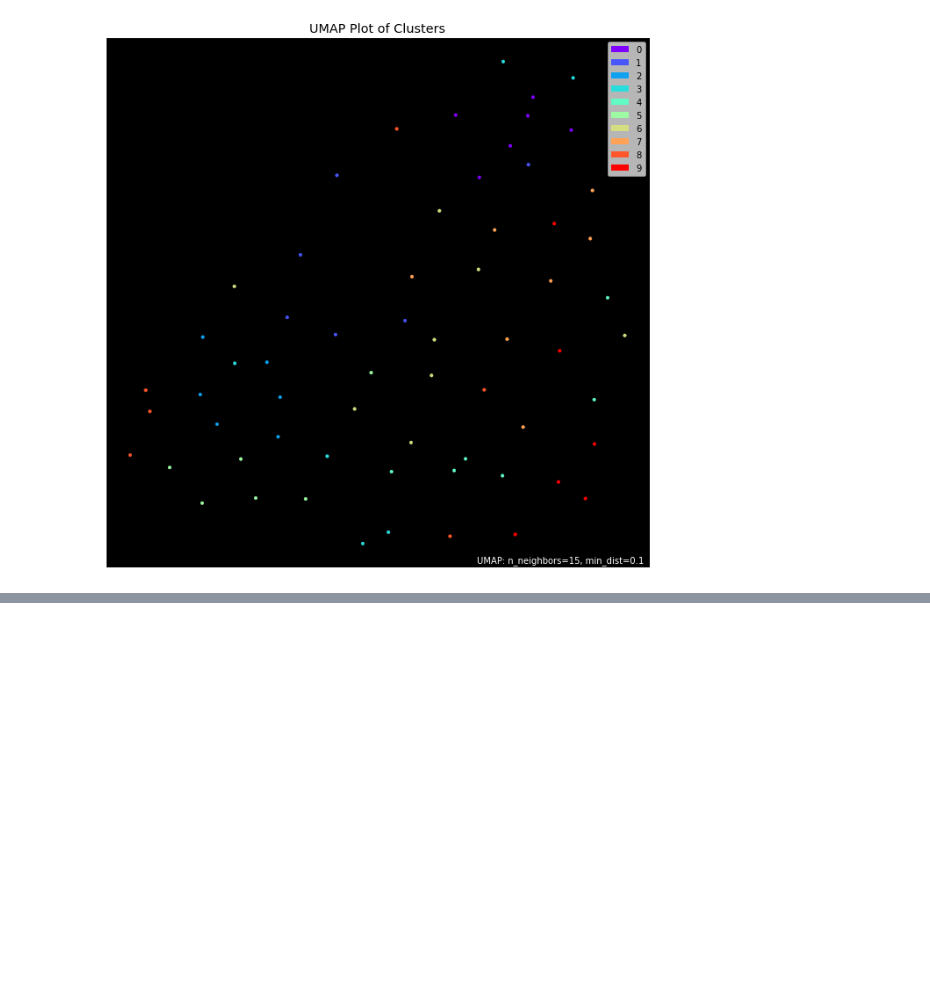
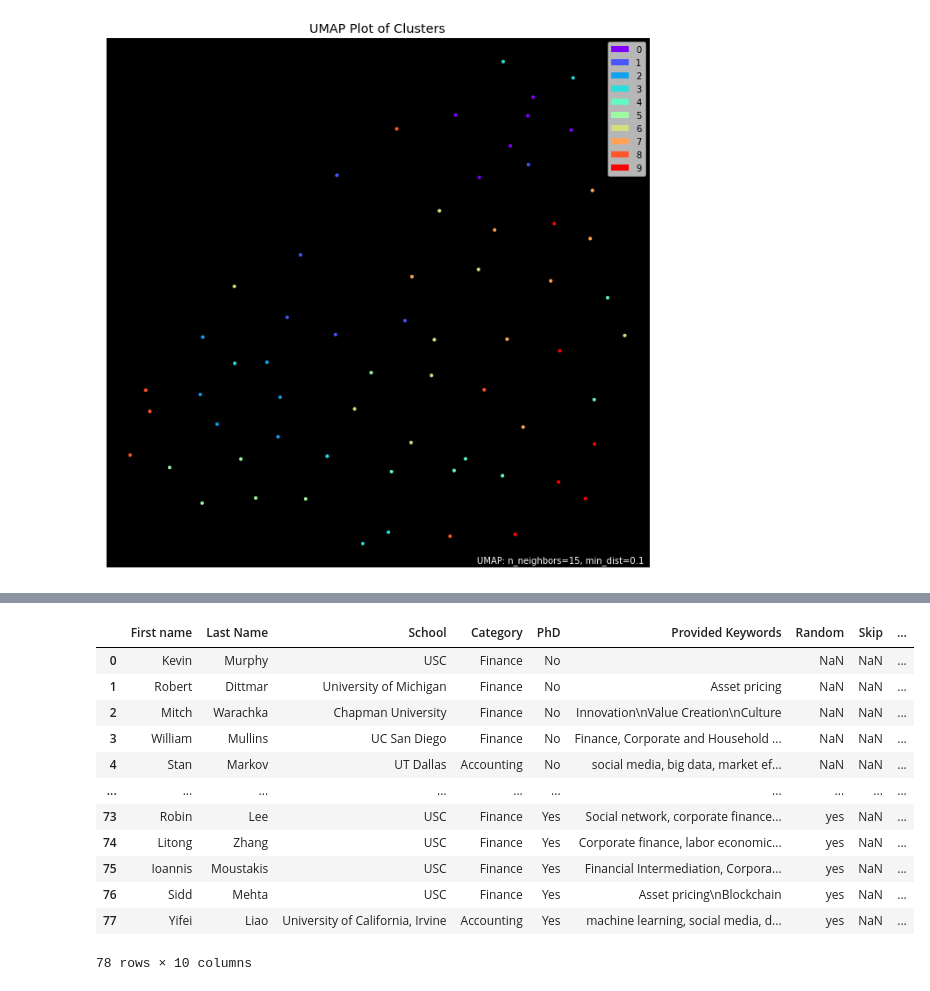
Before and after one commit to alekseyvalouev/usc-dinner-clustering, a Jupyter notebook: clustering.ipynb, the cells around one changed output, grey strips where cells are left out. Cells and saved outputs as stored; diff of their text form; code cells hidden in the pictures; blank space fills up the shorter version.

```diff
--- a/clustering.ipynb
+++ b/clustering.ipynb
@@ -395,0 +434,20 @@ random_assigned.s
+# %%
+data_final = pd.concat([data_final, random_assigned])
+# %%
+data_final = data_final.reset_index(drop=True)
+# %%
+data_final
+# %% [output]
+|  | First name | Last Name | School | Category | PhD | Provided Keywords | Random | Skip | ... |
+| 0 | Kevin | Murphy | USC | Finance | No |  | NaN | NaN | ... |
+| 1 | Robert | Dittmar | University of Michigan | Finance | No | Asset pricing | NaN | NaN | ... |
+| 2 | Mitch | Warachka | Chapman University | Finance | No | Innovation\nValue Creation\nCulture | NaN | NaN | ... |
+| 3 | William | Mullins | UC San Diego | Finance | No | Finance, Corporate and Household ... | NaN | NaN | ... |
+| 4 | Stan | Markov | UT Dallas | Accounting | No | social media, big data, market ef... | NaN | NaN | ... |
+| ... | ... | ... | ... | ... | ... | ... | ... | ... | ... |
+| 73 | Robin | Lee | USC | Finance | Yes | Social network, corporate finance... | yes | NaN | ... |
+| 74 | Litong | Zhang | USC | Finance | Yes | Corporate finance, labor economic... | yes | NaN | ... |
+| 75 | Ioannis | Moustakis | USC | Finance | Yes | Financial Intermediation, Corpora... | yes | NaN | ... |
+| 76 | Sidd | Mehta | USC | Finance | Yes | Asset pricing\nBlockchain | yes | NaN | ... |
+| 77 | Yifei | Liao | University of California, Irvine | Accounting | Yes | machine learning, social media, d... | yes | NaN | ... |
+78 rows × 10 columns
```
Also changed, not shown: parts of 15 cells of this notebook.
